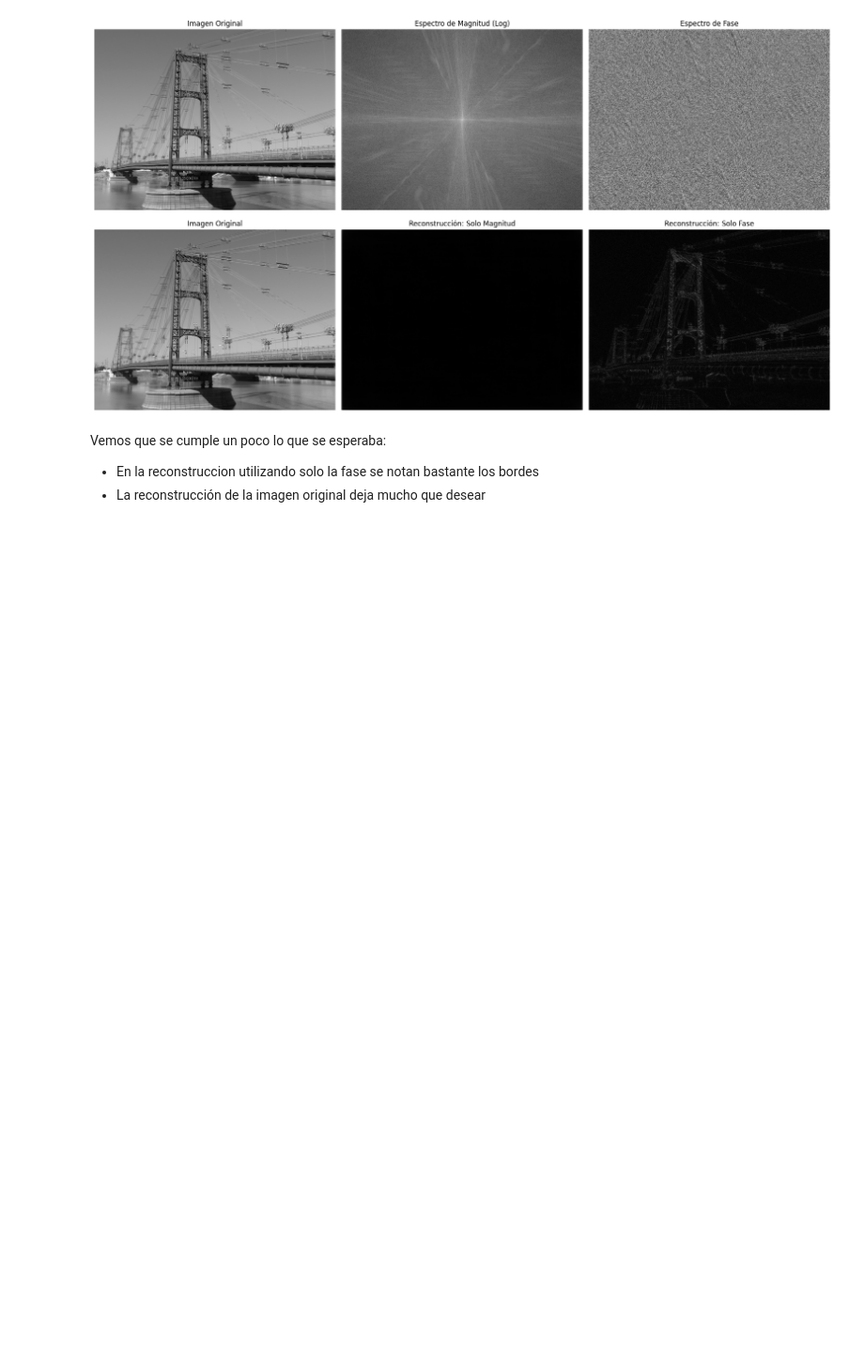
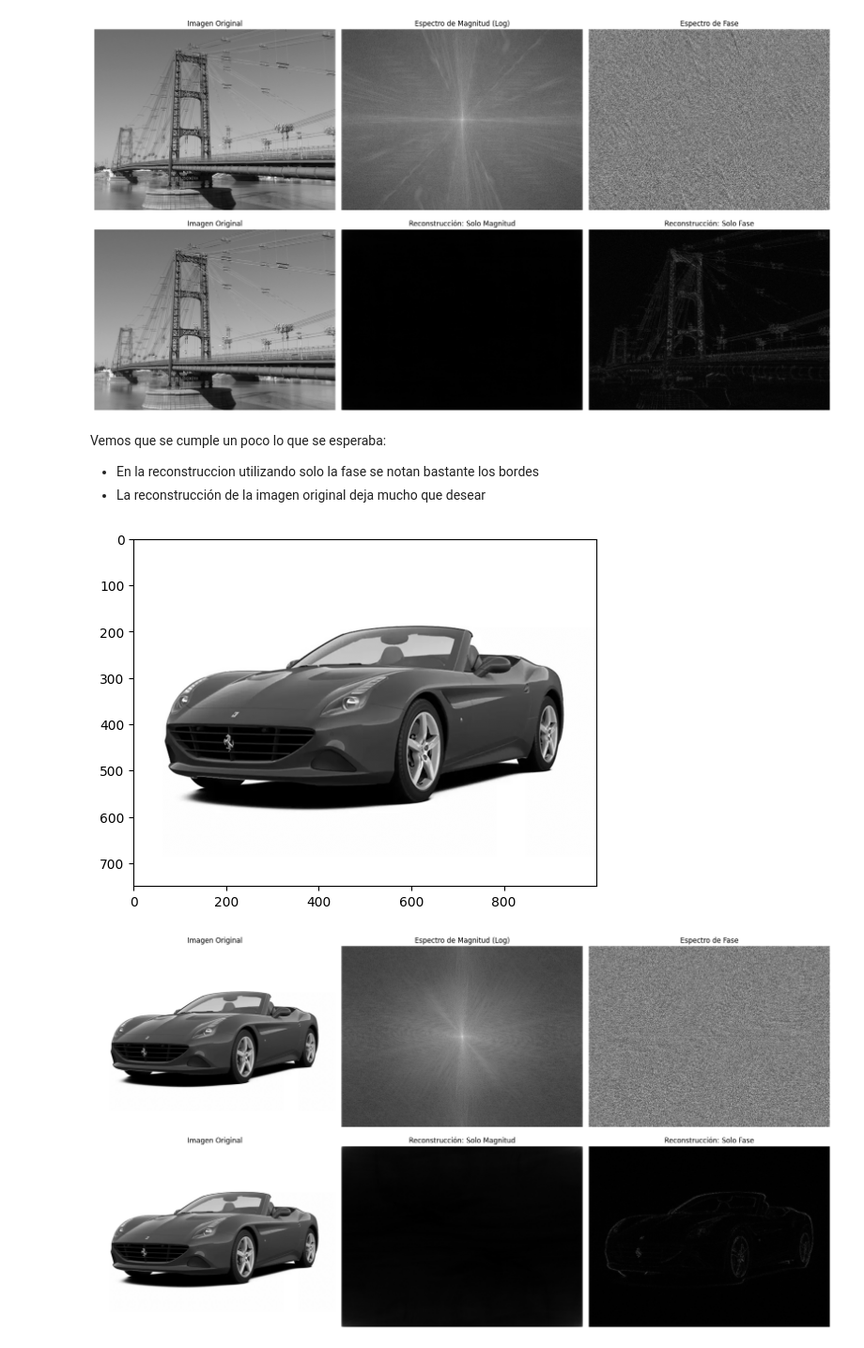
Before and after one commit to gggelme/procesamiento_de_imagenes, a Jupyter notebook: tp_5/ejercicio_2.ipynb, the cells around one changed output. Shown at 94% size. Saved outputs shown, nothing was run; the diff lists cells and outputs as text; code cells hidden in the pictures; blank space fills up the shorter version.

```diff
--- a/tp5/ejercicio_2.ipynb
+++ b/tp_5/ejercicio_2.ipynb
@@ -122,3 +122,75 @@ plt.show()
 Vemos que se cumple un poco lo que se esperaba:
 - En la reconstruccion utilizando solo la fase se notan bastante los bordes
 - La reconstrucción de la imagen original deja mucho que desear
+# %%
+# reproducimos el experimento con ferrari-c.png
+
+
+
+img = cv2.imread("../Imagenes_cursado/ferrari-c.png",cv2.IMREAD_GRAYSCALE)
+
+plt.imshow(img, cmap="gray")
+plt.show()
+
+
+# hacemos la transformada y vemos que onda
+
+fft = np.fft.fft2(img) #son numeros complejos de la forma a + jb
+
+magnitude = np.abs(fft)
+fase = np.angle(fft) #me da angulos reales, pero lo necesito pasarlo a complejo
+
+
+
+#reconstruccion utilizando la magnitud
+
+img_only_mod = np.fft.ifft2(magnitude)
+img_only_fase = np.fft.ifft2(np.exp(1j*fase))
+
+
+plt.figure(figsize=(18, 10))
+
+# Imagen Original
+plt.subplot(2, 3, 1)
+plt.imshow(img, cmap='gray')
+plt.title('Imagen Original')
+plt.axis('off')
+
+# Magnitud (en escala logarítmica para ver algo)
+plt.subplot(2, 3, 2)
+plt.imshow(np.log(1 + np.fft.fftshift(magnitude)), cmap='gray')
+plt.title('Espectro de Magnitud (Log)')
+plt.axis('off')
+
+# Fase
+plt.subplot(2, 3, 3)
+plt.imshow(np.fft.fftshift(fase), cmap='gray')
+plt.title('Espectro de Fase')
+plt.axis('off')
+
+# Imagen Original
+plt.subplot(2, 3, 4)
+plt.imshow(img, cmap='gray')
+plt.title('Imagen Original')
+plt.axis('off')
+
+
+# Reconstrucción solo con magnitud
+# Usamos np.abs porque el resultado de ifft2 es complejo (aunque la parte imaginaria sea despreciable)
+plt.subplot(2, 3, 5)
+plt.imshow(np.abs(img_only_mod), cmap='gray')
+plt.title('Reconstrucción: Solo Magnitud')
+plt.axis('off')
+
+# Reconstrucción solo con fase
+plt.subplot(2, 3, 6)
+plt.imshow(np.abs(img_only_fase), cmap='gray')
+plt.title('Reconstrucción: Solo Fase')
+plt.axis('off')
+
+plt.tight_layout()
+plt.savefig('reconstruccion_fourier.png')
+plt.show()
+# %% [output]
+[figure, added]
+[figure, added]
```
Also changed, not shown: 59 other files.
